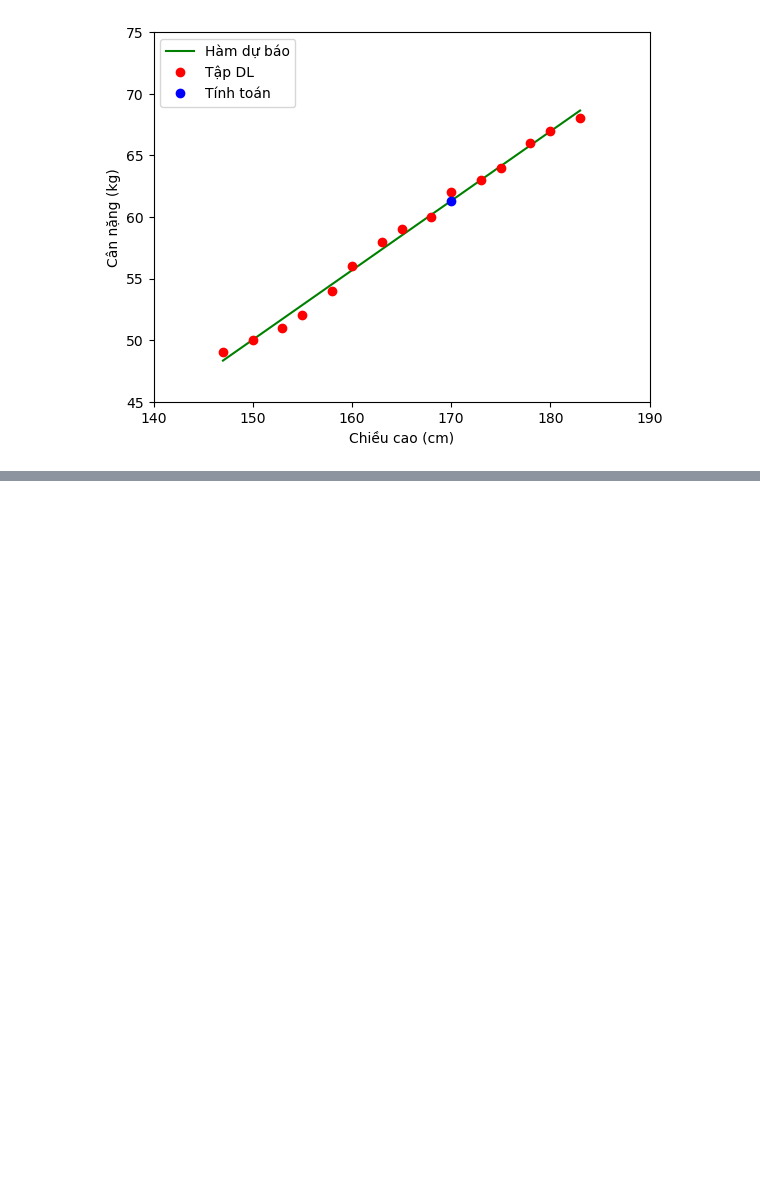
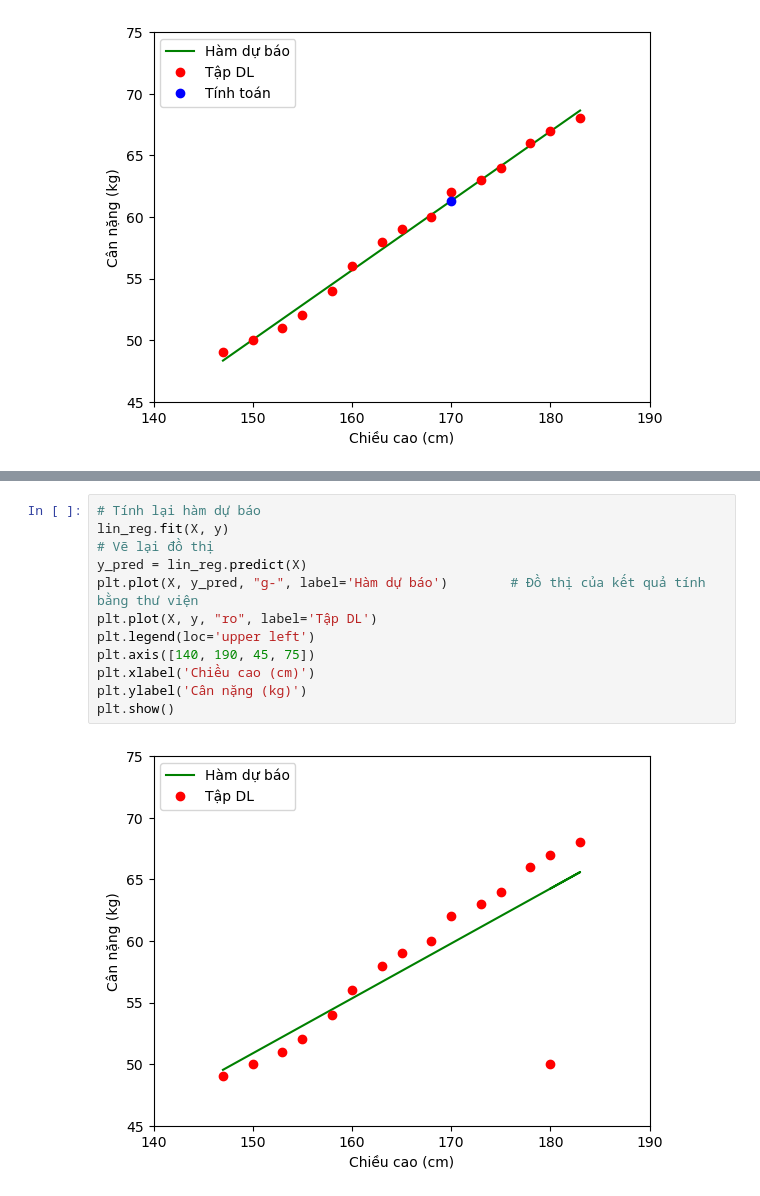
Before and after one commit to HoanChan/DataAnalytics, a Jupyter notebook: Notebook/6.Linear regression ex.ipynb, the cells around one changed output, grey strips where cells are left out. Saved outputs shown, nothing was run; the diff lists cells and outputs as text; blank space fills up the shorter version.

```diff
--- a/Notebook/6.Linear regression ex.ipynb
+++ b/Notebook/6.Linear regression ex.ipynb
@@ -71,0 +87,14 @@ plt.show()
+# %%
+# Tính lại hàm dự báo
+lin_reg.fit(X, y)
+# Vẽ lại đồ thị
+y_pred = lin_reg.predict(X)
+plt.plot(X, y_pred, "g-", label='Hàm dự báo')        # Đồ thị của kết quả tính bằng thư viện
+plt.plot(X, y, "ro", label='Tập DL')
+plt.legend(loc='upper left')
+plt.axis([140, 190, 45, 75])
+plt.xlabel('Chiều cao (cm)')
+plt.ylabel('Cân nặng (kg)')
+plt.show()
+# %% [output]
+[figure, added]
```
Also changed, not shown: parts of 3 cells of this notebook, 1 other file.
